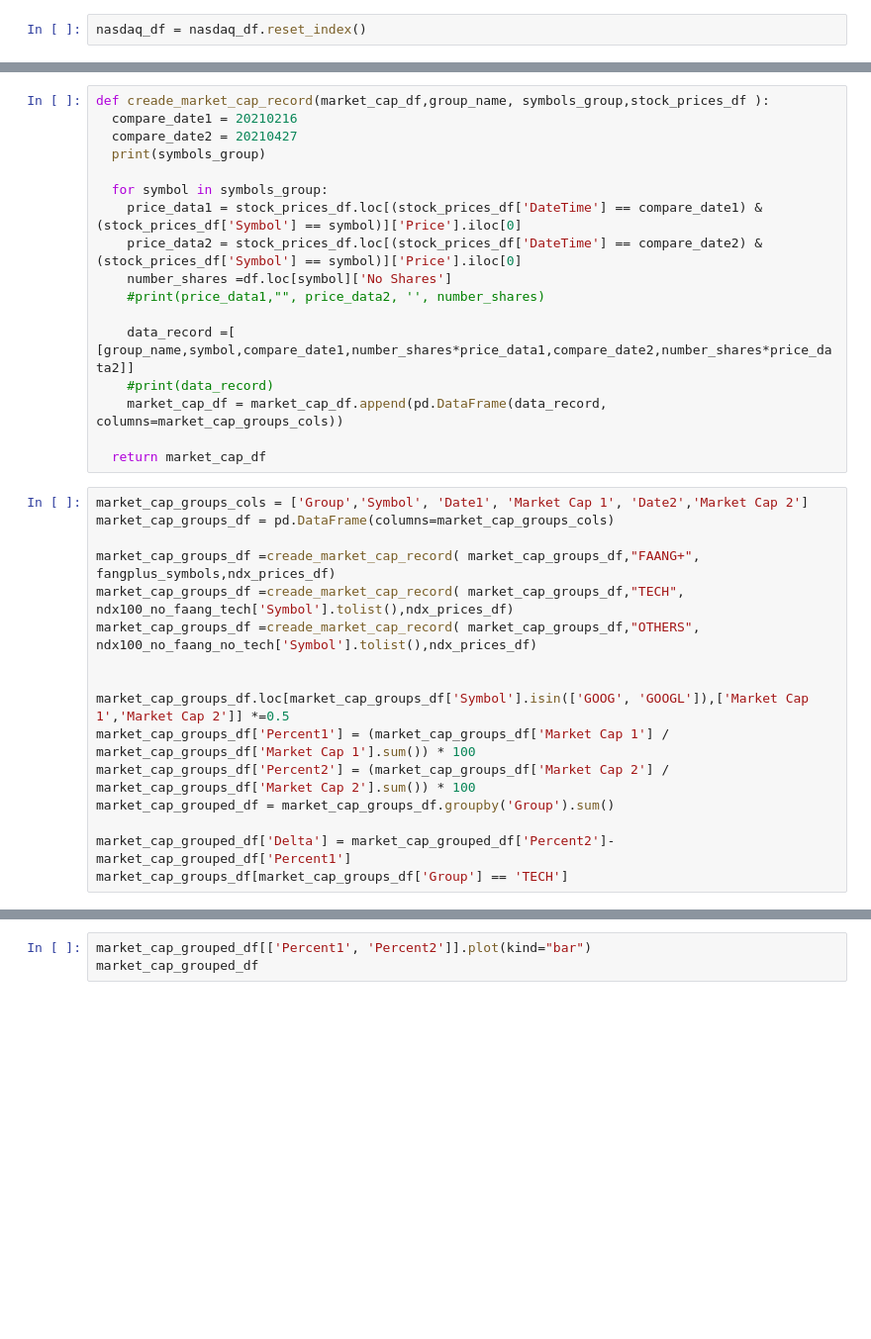
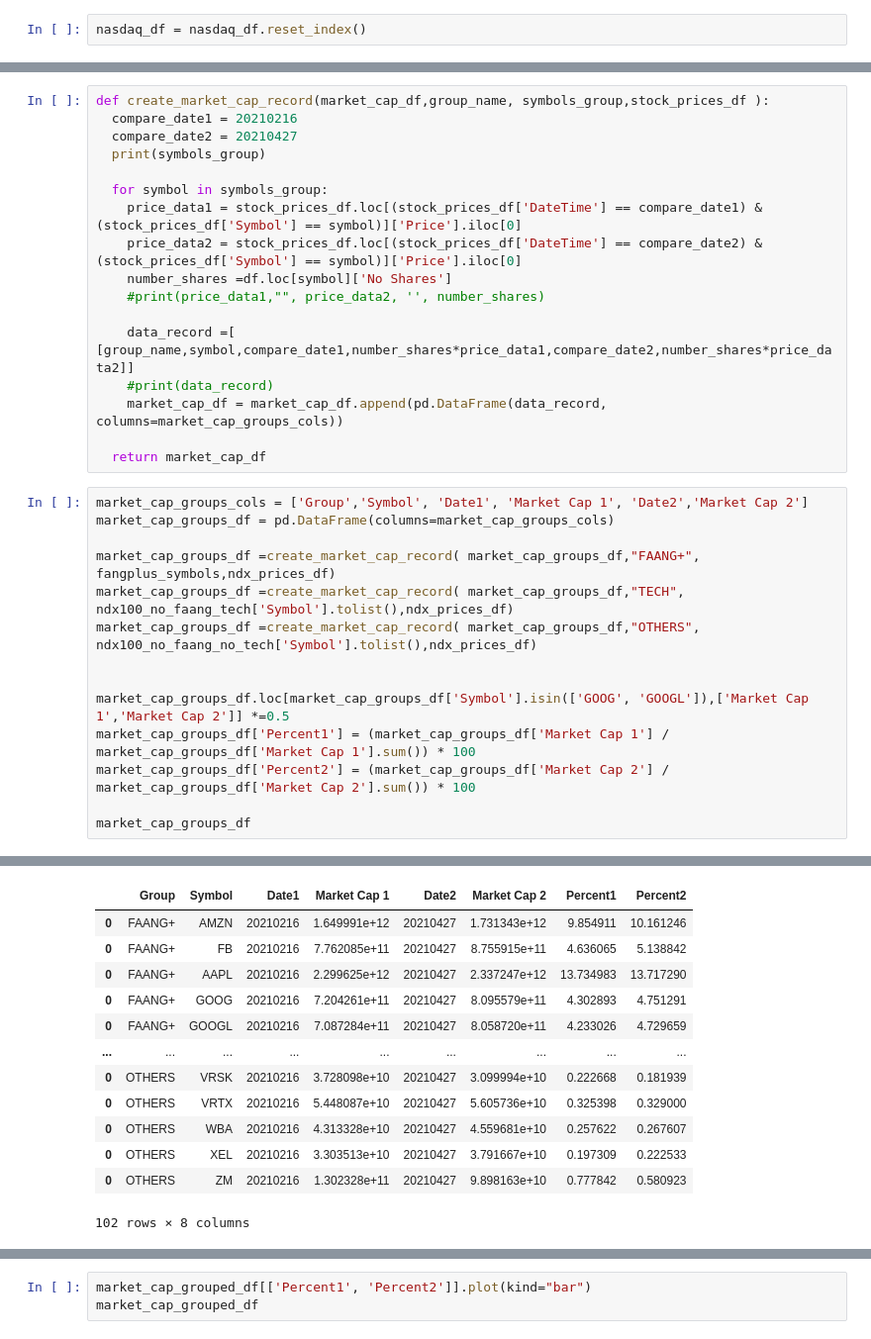
Before and after one commit to DirkFritz/finance_data_analysis, a Jupyter notebook: index_analysis/ndx100_marketcap_analyzer.ipynb, the cells around one changed output, grey strips where cells are left out. Shown: that part at 99% size. Cells and saved outputs as stored; diff of their text form; blank space fills up the shorter version.

```diff
--- a/index_analysis/ndx100_marketcap_analyzer.ipynb
+++ b/index_analysis/ndx100_marketcap_analyzer.ipynb
@@ -142,5 +123,5 @@ ndx100_no_faang_tech
 # %%
-def creade_market_cap_record(market_cap_df,group_name, symbols_group,stock_prices_df ):
+def create_market_cap_record(market_cap_df,group_name, symbols_group,stock_prices_df ):
   compare_date1 = 20210216
   compare_date2 = 20210427
   print(symbols_group)
@@ -160,15 +141,14 @@ def creade_market_cap_record(market_cap_df,group_name, symbols_group,stock_price
 market_cap_groups_cols = ['Group','Symbol', 'Date1', 'Market Cap 1', 'Date2','Market Cap 2']
 market_cap_groups_df = pd.DataFrame(columns=market_cap_groups_cols)
 
-market_cap_groups_df =creade_market_cap_record( market_cap_groups_df,"FAANG+", fangplus_symbols,ndx_prices_df)
-market_cap_groups_df =creade_market_cap_record( market_cap_groups_df,"TECH", ndx100_no_faang_tech['Symbol'].tolist(),ndx_prices_df)
-market_cap_groups_df =creade_market_cap_record( market_cap_groups_df,"OTHERS", ndx100_no_faang_no_tech['Symbol'].tolist(),ndx_prices_df)
+market_cap_groups_df =create_market_cap_record( market_cap_groups_df,"FAANG+", fangplus_symbols,ndx_prices_df)
+market_cap_groups_df =create_market_cap_record( market_cap_groups_df,"TECH", ndx100_no_faang_tech['Symbol'].tolist(),ndx_prices_df)
+market_cap_groups_df =create_market_cap_record( market_cap_groups_df,"OTHERS", ndx100_no_faang_no_tech['Symbol'].tolist(),ndx_prices_df)
 
 
 market_cap_groups_df.loc[market_cap_groups_df['Symbol'].isin(['GOOG', 'GOOGL']),['Market Cap 1','Market Cap 2']] *=0.5
 market_cap_groups_df['Percent1'] = (market_cap_groups_df['Market Cap 1'] / market_cap_groups_df['Market Cap 1'].sum()) * 100
 market_cap_groups_df['Percent2'] = (market_cap_groups_df['Market Cap 2'] / market_cap_groups_df['Market Cap 2'].sum()) * 100
-market_cap_grouped_df = market_cap_groups_df.groupby('Group').sum()
 
-market_cap_grouped_df['Delta'] = market_cap_grouped_df['Percent2']-market_cap_grouped_df['Percent1']
-market_cap_groups_df[market_cap_groups_df['Group'] == 'TECH']
+market_cap_groups_df
+# %% [output]
@@ -174,0 +158,13 @@ market_cap_groups_df[market_cap_groups_df['Group'] == 'TECH']
+|  | Group | Symbol | Date1 | Market Cap 1 | Date2 | Market Cap 2 | Percent1 | Percent2 |
+| 0 | FAANG+ | AMZN | 20210216 | 1.649991e+12 | 20210427 | 1.731343e+12 | 9.854911 | 10.161246 |
+| 0 | FAANG+ | FB | 20210216 | 7.762085e+11 | 20210427 | 8.755915e+11 | 4.636065 | 5.138842 |
+| 0 | FAANG+ | AAPL | 20210216 | 2.299625e+12 | 20210427 | 2.337247e+12 | 13.734983 | 13.717290 |
+| 0 | FAANG+ | GOOG | 20210216 | 7.204261e+11 | 20210427 | 8.095579e+11 | 4.302893 | 4.751291 |
+| 0 | FAANG+ | GOOGL | 20210216 | 7.087284e+11 | 20210427 | 8.058720e+11 | 4.233026 | 4.729659 |
+| ... | ... | ... | ... | ... | ... | ... | ... | ... |
+| 0 | OTHERS | VRSK | 20210216 | 3.728098e+10 | 20210427 | 3.099994e+10 | 0.222668 | 0.181939 |
+| 0 | OTHERS | VRTX | 20210216 | 5.448087e+10 | 20210427 | 5.605736e+10 | 0.325398 | 0.329000 |
+| 0 | OTHERS | WBA | 20210216 | 4.313328e+10 | 20210427 | 4.559681e+10 | 0.257622 | 0.267607 |
+| 0 | OTHERS | XEL | 20210216 | 3.303513e+10 | 20210427 | 3.791667e+10 | 0.197309 | 0.222533 |
+| 0 | OTHERS | ZM | 20210216 | 1.302328e+11 | 20210427 | 9.898163e+10 | 0.777842 | 0.580923 |
+102 rows × 8 columns
```
Also changed, not shown: parts of 5 cells of this notebook.
